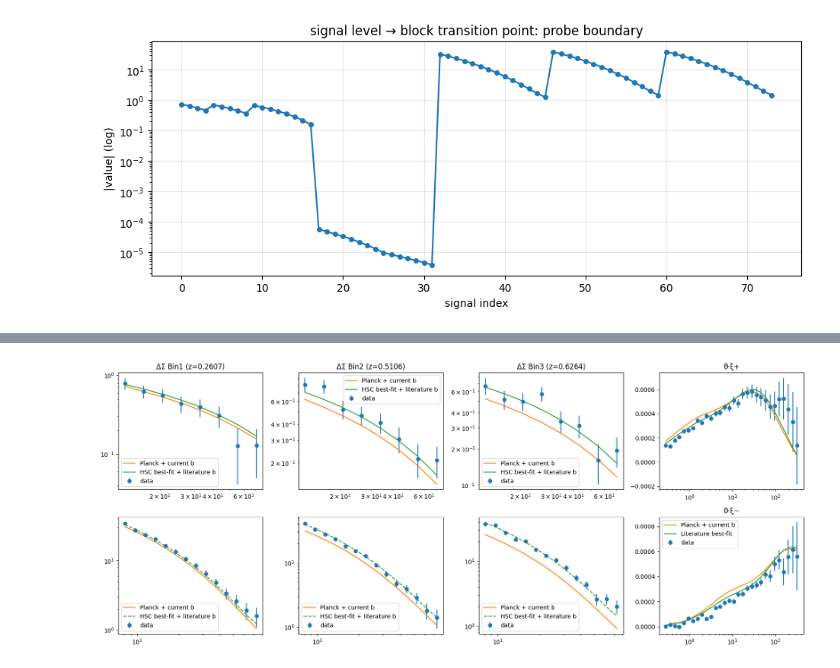
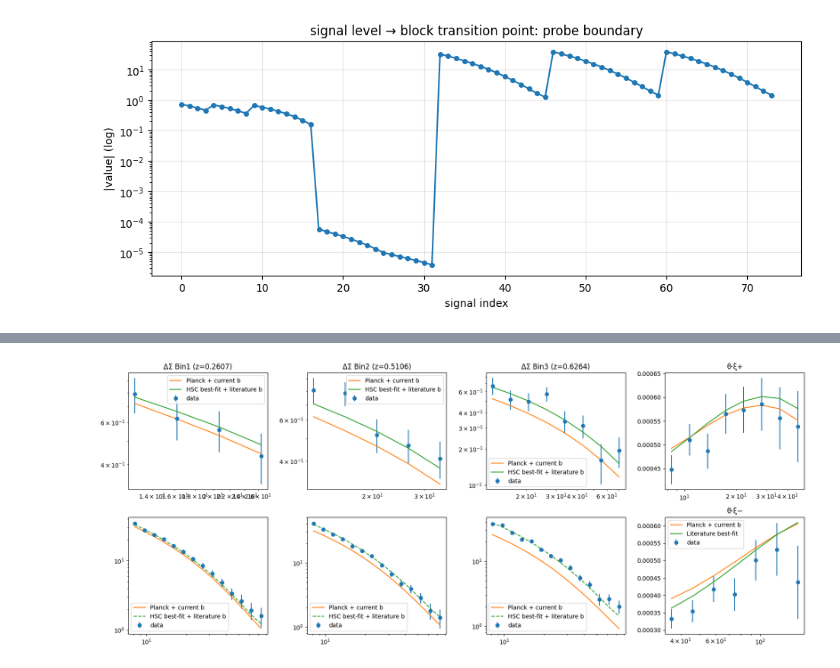
Before and after one commit to stone0624/cosmic_S8_project, a Jupyter notebook: notebooks/theory_vector_notebook_ver2.ipynb, the cells around one changed output, grey strips where cells are left out. Cells and saved outputs as stored; diff of their text form; code cells hidden in the pictures.

```diff
--- a/notebooks/theory_vector_notebook_ver2.ipynb
+++ b/notebooks/theory_vector_notebook_ver2.ipynb
@@ -55,20 +66,17 @@ data vector: ds=24, xip=30, xim=30, wp=42, total=126
 # %%
-def E_flat(z, om):
-    return np.sqrt(om*(1+z)**3 + (1-om))
+om_m_ref = 0.279
+C_OVER_H0   = 2997.92458
 
-def chi_hinv_flat(z, om, n=512):
-    zz = np.linspace(0, z, n)
-    return 2997.925 * np.trapezoid(1.0/E_flat(zz, om), zz)
+def E_flat(z, Om):
+    return np.sqrt(Om*(1.0+z)**3 + (1.0-Om))
+
+def chi_hinv_flat(z, Om, n=512):
+    zz = np.linspace(0.0, z, n)
+    return C_OVER_H0 * np.trapezoid(1.0/E_flat(zz, Om), zz)
 
 def theory_vector(cosmo, X, b, pi_max=100.0):
-    """
-    回傳與 data_vec 同結構的 126 維 theory 向量
-    ds = 雙層視線積分
-    wp = van den Bosch RSD 多極
-    xi± = CCL GG±
-    """
     h = cosmo['h']
-    om = cosmo['Omega_m']
+    om = cosmo['Omega_c'] + cosmo['Omega_b']
     rho_m = ccl.rho_x(cosmo, 1.0, 'matter', is_comoving=True)
     m_ds, m_wp = [], []
 
@@ -90,10 +98,10 @@ def theory_vector(cosmo, X, b, pi_max=100.0):
         rp_ds_true = R_fac * rp_ds
         rp_wp_true = R_fac * rp_wp
 
-        pi_ds = np.linspace(1e-4, pi_max, 300)
-        pi_wp = np.linspace(1e-4, pimax_wp, 300)    # wp turn to Πmax
+        pi_ds = np.linspace(0.0, pi_max, 300)
+        pi_wp = np.linspace(0.0, pimax_wp, 300)    # wp turn to Πmax
 
-        r_grid = np.geomspace(1e-3, max(rp_ds.max(), rp_wp.max())*20 + 100, 1000)
+        r_grid = np.geomspace(1e-3, max(rp_ds_true.max(), rp_wp_true.max())*20 + 100, 1000)
         beta = ccl.growth_rate(cosmo, a_l) / b[i]
 
         xi_mm = ccl.correlation_3d(cosmo, a=a_l, r=r_grid/h)
@@ -134,8 +142,8 @@ def theory_vector(cosmo, X, b, pi_max=100.0):
     ell = np.geomspace(2, 50000, 500)
     tr = ccl.WeakLensingTracer(cosmo, dndz=(z_s, nz_s))
     cl = ccl.angular_cl(cosmo, tr, tr, ell=ell)
-    xip = ccl.correlation(cosmo, ell=ell, C_ell=cl, theta=xip_t['ANG']/60., type='GG+', method='FFTLog')
-    xim = ccl.correlation(cosmo, ell=ell, C_ell=cl, theta=xim_t['ANG']/60., type='GG-', method='FFTLog')
+    xip = ccl.correlation(cosmo, ell=ell, C_ell=cl, theta=xip_t['ANG'][xip_cut]/60., type='GG+', method='FFTLog')
+    xim = ccl.correlation(cosmo, ell=ell, C_ell=cl, theta=xim_t['ANG'][xim_cut]/60., type='GG-', method='FFTLog')
 
     return np.concatenate([m_ds, np.atleast_1d(xip), np.atleast_1d(xim), m_wp])
 
@@ -275,38 +288,39 @@ def split(v):
     out['xim'] = v[p:p+n_xim]; p += n_xim
     for i in range(3):
         n = ((wp_t['BIN1']==i+1)&wp_cut).sum(); out[f'wp{i+1}'] = v[p:p+n]; p += n
 
     return out
 
 D, MP, ML, E = split(data_vec), split(m_planck), split(m_lit),split(err)
 fig, ax = plt.subplots(2, 4, figsize=(17, 7))
 for i in range(3):
     rp = ds_t['ANG'][(ds_t['BIN1']==i+1)&ds_cut]
     ax[0,i].errorbar(rp, D[f'ds{i+1}'], E[f'ds{i+1}'], fmt='o', label='data')
     ax[0,i].loglog(rp, MP[f'ds{i+1}'], '-', label='Planck + current b')
     ax[0,i].loglog(rp, ML[f'ds{i+1}'], '-', label='HSC best-fit + literature b')
     ax[0,i].set_title(f'ΔΣ Bin{i+1} (z={z_l_eff[i]})')
     ax[0,i].legend()
 
     rw = wp_t['ANG'][(wp_t['BIN1']==i+1)&wp_cut]
     ax[1,i].errorbar(rw, D[f'wp{i+1}'], E[f'wp{i+1}'],fmt='o', label='data')
     ax[1,i].loglog(rw, MP[f'wp{i+1}'], '-',label='Planck + current b')
     ax[1,i].loglog(rw, ML[f'wp{i+1}'], '--',label='HSC best-fit + literature b')
     ax[1, i].legend()
 
-th = xip_t['ANG']
+th = xip_t['ANG'][xip_cut]
 ax[0,3].errorbar(th, th*D['xip'], th*E['xip'], fmt='o', label='data')
 ax[0,3].semilogx(th, th*MP['xip'], '-', label='Planck + current b')
 ax[0,3].semilogx(th, th*ML['xip'], '-', label='Literature best-fit')
 ax[0,3].set_title('θ·ξ+'); plt.legend()
 
-ax[1,3].errorbar(xim_t['ANG'], xim_t['ANG']*D['xim'], xim_t['ANG']*E['xim'], fmt='o', label='data')
-ax[1,3].semilogx(xim_t['ANG'], xim_t['ANG']*MP['xim'], '-', label='Planck + current b')
-ax[1,3].semilogx(xim_t['ANG'], xim_t['ANG']*ML['xim'], '-', label='Literature best-fit')
+th_m = xim_t['ANG'][xim_cut]
+ax[1,3].errorbar(th_m, th_m*D['xim'], th_m*E['xim'], fmt='o', label='data')
+ax[1,3].semilogx(th_m, th_m*MP['xim'], '-', label='Planck + current b')
+ax[1,3].semilogx(th_m, th_m*ML['xim'], '-', label='Literature best-fit')
 ax[1,3].set_title('θ·ξ−'); plt.legend()
 plt.tight_layout(); plt.savefig('theory_vs_data.png', dpi=140)
 # %% [output]
-[figure, old version]
+[figure, new version]
 # %%
 fig, ax = plt.subplots(2, 4, figsize=(17, 7))
 for Xv, c in zip([0.8, 1.0, 1.2], ['C0', 'k', 'C3']):
```
Also changed, not shown: parts of 5 cells of this notebook.
